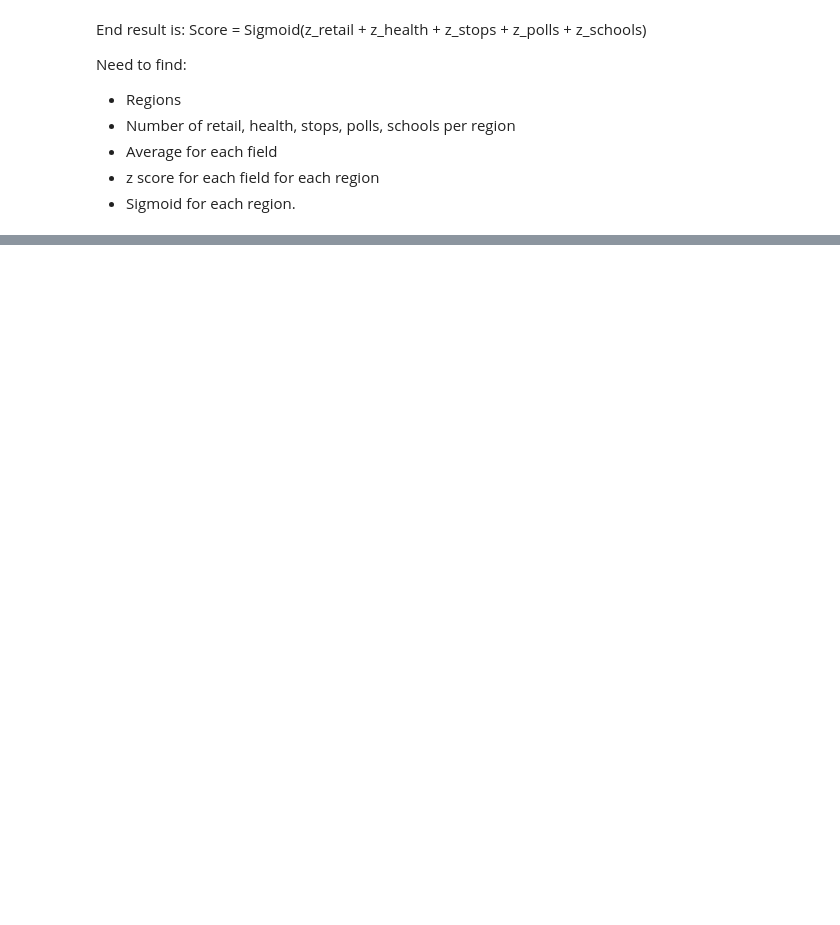
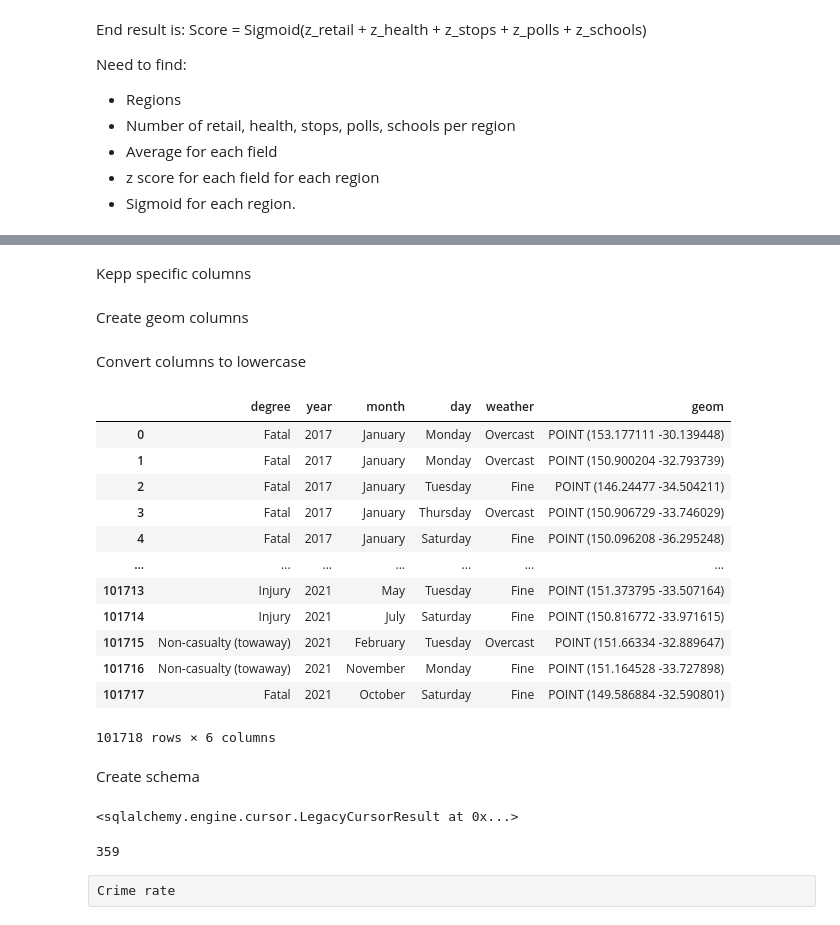
Before and after one commit to eggfairy/DATA2001-group-project, a Jupyter notebook: Group_Project.ipynb, the cells around one changed output, grey strips where cells are left out. Drawn from its saved outputs; the diff is of its cells as text; code cells hidden in the pictures; blank space fills up the shorter version.

```diff
--- a/Group_Project.ipynb
+++ b/Group_Project.ipynb
@@ -593,0 +603,53 @@ Need to find:
+# %%
+crash = pd.read_excel('car_crash.xlsx')
+# %% [markdown]
+Kepp specific columns
+# %%
+crash = crash[['Degree of crash', 'Year of crash', 'Month of crash', 'Day of week of crash', 'Latitude', 'Longitude', 'Weather']]
+# %% [markdown]
+Create geom columns
+# %%
+crash.dropna(inplace=True)
+crash['geom'] = gpd.points_from_xy(crash.Longitude, crash.Latitude)
+crash = crash.drop(columns=['Longitude', 'Latitude'])
+crash['geom'] = crash['geom'].apply(lambda x: WKTElement(x.wkt, srid=srid))
+# %% [markdown]
+Convert columns to lowercase
+# %%
+col_dict = {}
+for c in crash.columns:
+    col_dict[c] = c.lower()
+    keyword = c.split(' ')[0]
+    if keyword in ['Degree', 'Year', 'Month', 'Day']:
+        col_dict[c] = keyword.lower()
+crash.rename(columns=col_dict, inplace=True)
+# %% [output]
+|  | degree | year | month | day | weather | geom |
+| 0 | Fatal | 2017 | January | Monday | Overcast | POINT (153.177111 -30.139448) |
+| 1 | Fatal | 2017 | January | Monday | Overcast | POINT (150.900204 -32.793739) |
+| 2 | Fatal | 2017 | January | Tuesday | Fine | POINT (146.24477 -34.504211) |
+| 3 | Fatal | 2017 | January | Thursday | Overcast | POINT (150.906729 -33.746029) |
+| 4 | Fatal | 2017 | January | Saturday | Fine | POINT (150.096208 -36.295248) |
+| ... | ... | ... | ... | ... | ... | ... |
+| 101713 | Injury | 2021 | May | Tuesday | Fine | POINT (151.373795 -33.507164) |
+| 101714 | Injury | 2021 | July | Saturday | Fine | POINT (150.816772 -33.971615) |
+| 101715 | Non-casualty (towaway) | 2021 | February | Tuesday | Overcast | POINT (151.66334 -32.889647) |
+| 101716 | Non-casualty (towaway) | 2021 | November | Monday | Fine | POINT (151.164528 -33.727898) |
+| 101717 | Fatal | 2021 | October | Saturday | Fine | POINT (149.586884 -32.590801) |
+101718 rows × 6 columns
+# %% [markdown]
+Create schema
+# %%
+conn.execute(text("""
+DROP TABLE IF EXISTS crash;
+CREATE TABLE crash (
+    degree VARCHAR(100),
+    year INT,
+    month VARCHAR(20),
+    day VARCHAR(15),
+    weather VARCHAR(50),
+    geom GEOMETRY(POINT, 4326)
+);
+"""))
+# %% [output]
+<sqlalchemy.engine.cursor.LegacyCursorResult at 0x...>
@@ -593,0 +658,22 @@ Need to find:
+# %%
+result = query(conn, text("""
+    SELECT r.sa2_name, COUNT(*)
+    FROM regions r
+        JOIN crash c ON ST_Contains(r.geom, c.geom)
+    GROUP BY r.sa2_name
+    ORDER BY count(*) DESC
+"""))
+
+crash_per_region = dict.fromkeys(regions_arr, 0)
+for i, row in result.iterrows():
+    region, count = row.values
+    if region in regions_arr:
+        crash_per_region[region] = count
+
+zscores = zscore(list(crash_per_region.values()))
+crash_zscores = dict(zip(crash_per_region.keys(), zscores))
+print(len(crash_zscores))
+# %% [output]
+359
+# %% [raw]
+Crime rate
```
Also changed, not shown: parts of 18 cells of this notebook, 3 other files.
